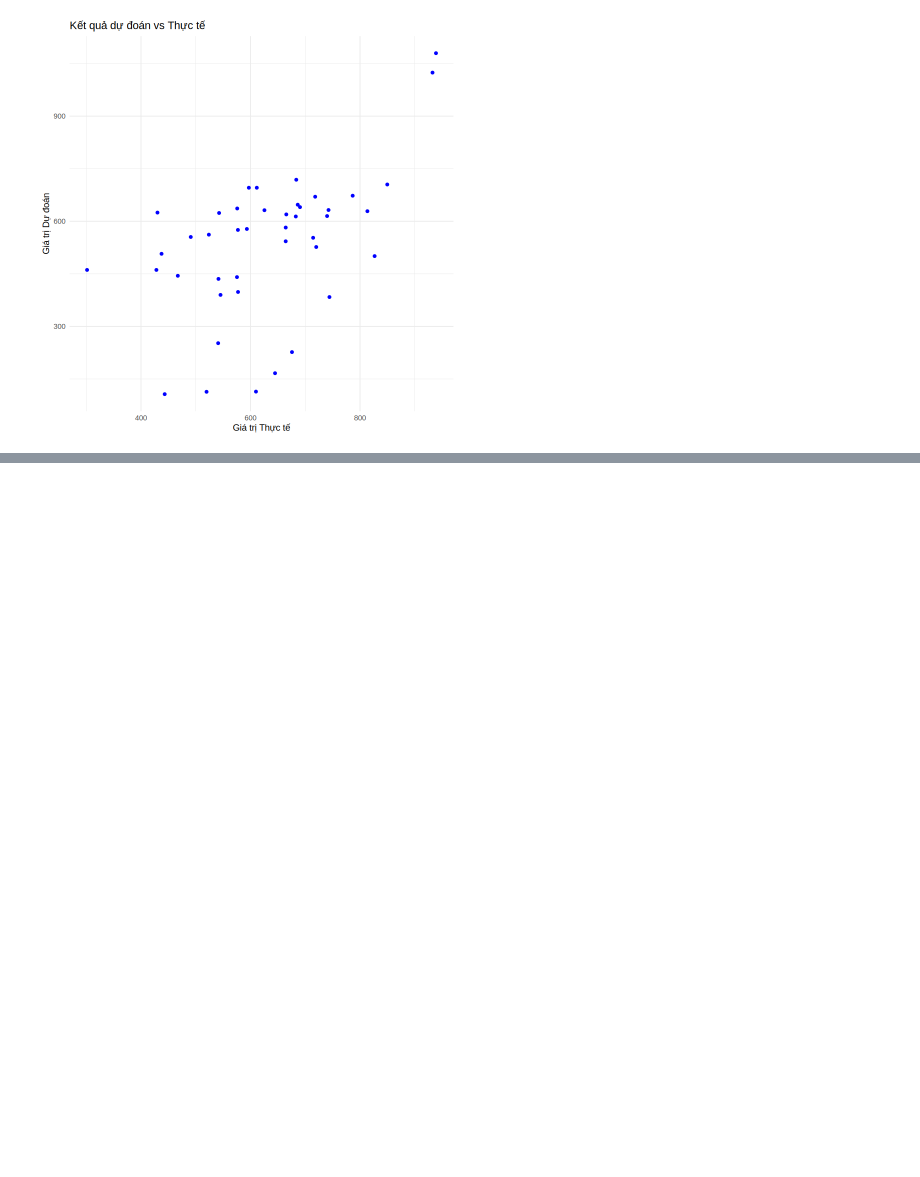
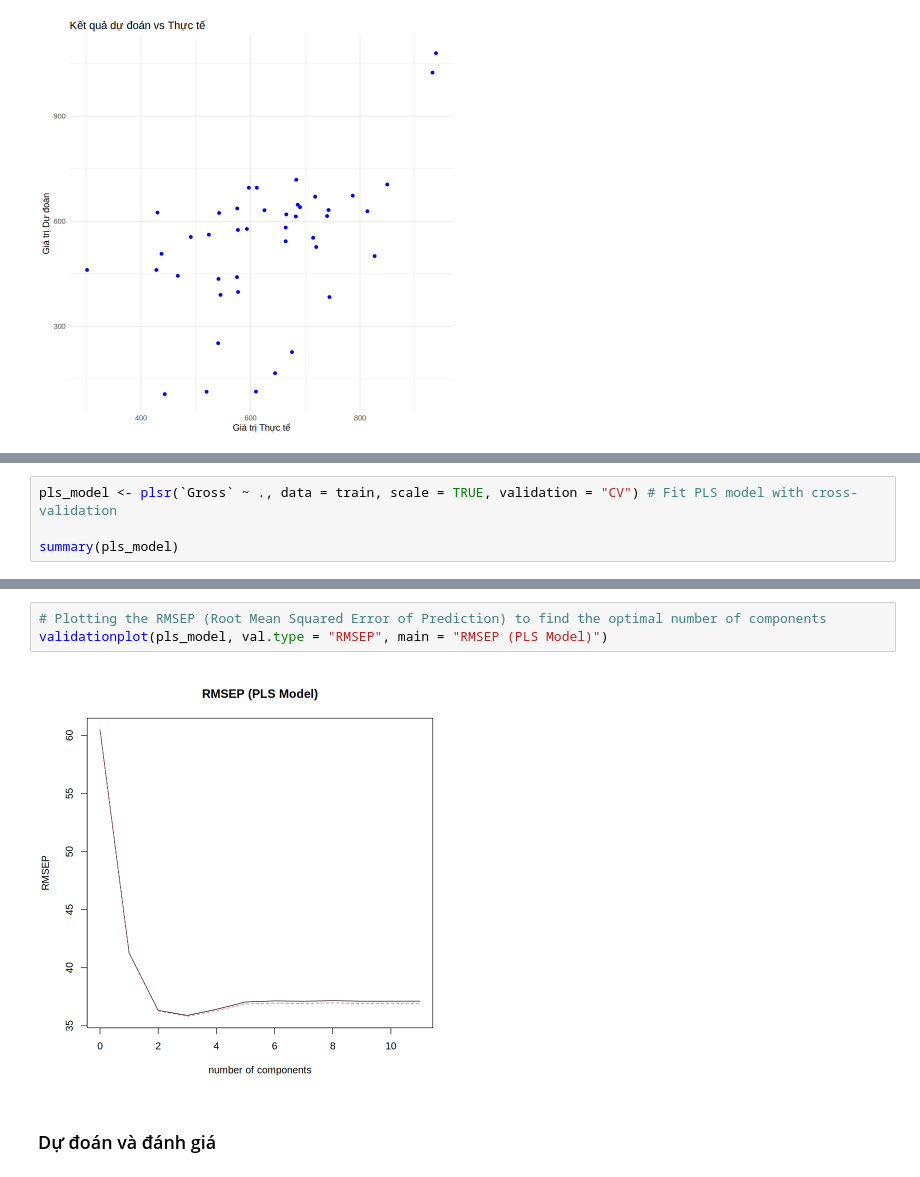
Before and after one commit to lnhutnam/MTT147-FinalProject, a Jupyter notebook: src/part-01/CSM-analysis-imputed-PCA.ipynb, the cells around one changed output, grey strips where cells are left out. Saved outputs shown, nothing was run; the diff lists cells and outputs as text; blank space fills up the shorter version.

```diff
--- a/src/part-01/CSM-analysis-imputed-PCA.ipynb
+++ b/src/part-01/CSM-analysis-imputed-PCA.ipynb
@@ -1369,0 +1511,4 @@ rmse(results, test$Gross)
+# %%
+pls_model <- plsr(`Gross` ~ ., data = train, scale = TRUE, validation = "CV") # Fit PLS model with cross-validation
+
+summary(pls_model)
@@ -1369,0 +1533,7 @@ rmse(results, test$Gross)
+# %%
+# Plotting the RMSEP (Root Mean Squared Error of Prediction) to find the optimal number of components
+validationplot(pls_model, val.type = "RMSEP", main = "RMSEP (PLS Model)")
+# %% [output]
+[figure, added]
+# %% [markdown]
+### Dự đoán và đánh giá
```
Also changed, not shown: parts of 26 cells of this notebook, 2 other files.
